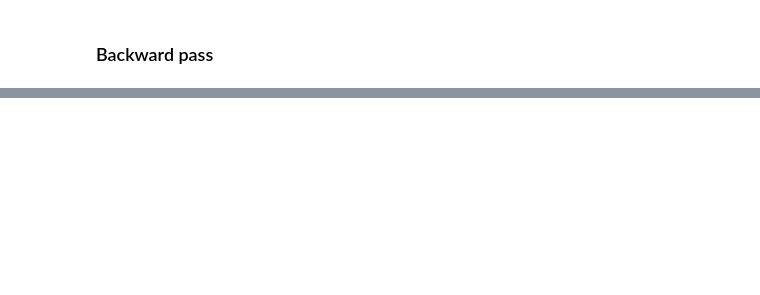
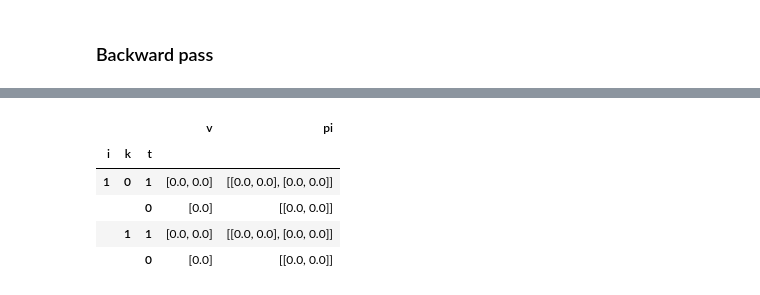
Before and after one commit to leoschleier/sddip, a Jupyter notebook: notebooks/sandbox.ipynb, the cells around one changed output, grey strips where cells are left out. Cells and saved outputs as stored; diff of their text form; code cells hidden in the pictures; blank space fills up the shorter version.

Commit message:
Calculate dual multipliers

```diff
--- a/notebooks/sandbox.ipynb
+++ b/notebooks/sandbox.ipynb
@@ -289,7 +289,7 @@ y = np.empty(n_gens, dtype=object)
 z = np.empty(n_gens, dtype=object)
 s_up = np.empty(n_gens, dtype=object)
 s_down = np.empty(n_gens, dtype=object)
-cv = None
+theta = None
 ys_p = None
 ys_n = None
 
@@ -298,10 +298,10 @@ cost_coeffs = gc.tolist() + suc.tolist() + sdc.tolist()
 penalty = 10000
 
 # Cut variable upper bounds
-cv_ub = np.full(n_stages, 10000)
+theta_ub = np.full(n_stages, 10000)
 
 # Cut intercepts and cut gradients
-ci = np.array([cv_ub])
+ci = np.array([theta_ub])
 cg = np.array([[]])
 
 x_trial = np.zeros(n_gens)
@@ -328,7 +328,7 @@ for k in range(n_samples):
             s_up[g] = model.addVar(vtype = GRB.BINARY, name = "s_up_%i,%i"%(g+1,t+1))
             s_down[g] = model.addVar(vtype = GRB.BINARY, name = "s_down_%i,%i"%(g+1,t+1))
 
-        cv = model.addVar(vtype = GRB.CONTINUOUS, name = "cv_%i"%(t+1))
+        theta = model.addVar(vtype = GRB.CONTINUOUS, name = "cv_%i"%(t+1))
         ys_p = model.addVar(vtype = GRB.CONTINUOUS, lb = 0, name = "ys_p_%i"%(t+1))
         ys_n = model.addVar(vtype = GRB.CONTINUOUS, lb = 0, name = "ys_n_%i"%(t+1))
 
@@ -338,7 +338,7 @@ for k in range(n_samples):
         obj_vars = y.tolist() + s_up.tolist() + s_down.tolist()
         obj = LinExpr(cost_coeffs, obj_vars)
         obj += penalty*(ys_p+ ys_n)
-        obj += cv
+        obj += theta
         model.setObjective(obj)
 
         # Balance constraints
@@ -365,7 +365,7 @@ for k in range(n_samples):
 
         # Cut constraints
         # TODO Calculate cut gradient and intercept
-        model.addConstrs((cv >= intcp + grad.T.dot(x) for intcp, grad in zip(ci[0], cg[0])), "cut")
+        model.addConstrs((theta >= intcp + grad.T.dot(x) for intcp, grad in zip(ci[0], cg[0])), "cut")
 
 
         model.update()
@@ -380,7 +380,8 @@ for k in range(n_samples):
 
         p_opt_kt = np.array(y_kt + s_up_kt + s_down_kt)
         c_obj_kt = np.array(cost_coeffs)
-        v_opt_kt = c_obj_kt.dot(p_opt_kt)
+        penalty_value = penalty*(ys_p.x + ys_n.x)
+        v_opt_kt = c_obj_kt.dot(p_opt_kt) + penalty_value
 
         v_opt_k[-1] += v_opt_kt
 
@@ -437,0 +441,17 @@ solutions_df
+# %%
+x_values = solution_storage.get_solution(0,0,0)["x"]
+upper_bound = 1
+precision = 0.5
+
+x_lambdas = np.array([])
+x_bin_multipliers = np.array([[]])
+
+binarizer = utils.Binarizer()
+for j in range(len(x_values)):
+    bin_vars, bin_multipliers = binarizer.binary_expansion(x_values[j], upper_bound, precision)
+    x_lambdas = np.concatenate((x_lambdas, bin_vars), axis = None)
+    multipliers = np.zeros((len(x_values), len(bin_multipliers)))
+    multipliers[j] = bin_multipliers
+    x_bin_multipliers = np.concatenate((x_bin_multipliers, multipliers), axis = 1)
+
+x_bin_multipliers
@@ -452,0 +627,9 @@ solutions_df
+# %%
+dual_multipliers_storage.to_dataframe()
+# %% [output]
+|  |  |  | v | pi |
+| i | k | t |  |  |
+| 1 | 0 | 1 | [0.0, 0.0] | [[0.0, 0.0], [0.0, 0.0]] |
+|  |  | 0 | [0.0] | [[0.0, 0.0]] |
+|  | 1 | 1 | [0.0, 0.0] | [[0.0, 0.0], [0.0, 0.0]] |
+|  |  | 0 | [0.0] | [[0.0, 0.0]] |
```
Also changed, not shown: parts of 5 cells of this notebook.
